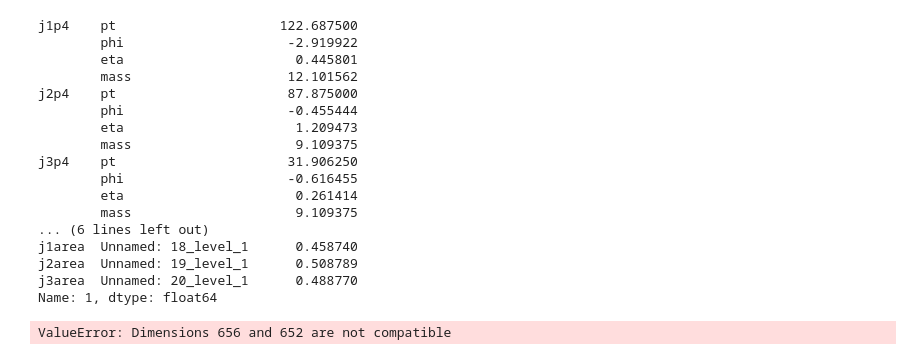
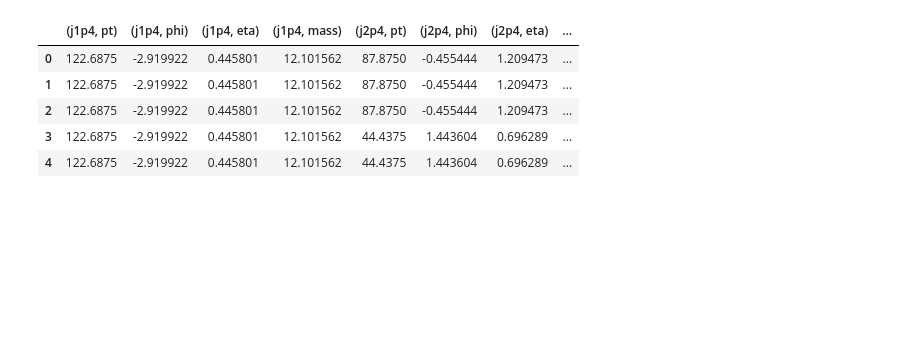
Before and after one commit to zshelton2015/Top_Tag_Repo, a Jupyter notebook: Kinematics_machineLearning.ipynb, the cells around one changed output. Cells and saved outputs as stored; diff of their text form; code cells hidden in the pictures; blank space fills up the shorter version.

```diff
--- a/Kinematics_machineLearning.ipynb
+++ b/Kinematics_machineLearning.ipynb
@@ -49,25 +21,12 @@ valid_label=valid[int(len(data)*.8):-1]
-# %%
-#One Events
-test_data.loc[1]
-# %% [output]
-j1p4    pt                     122.687500
-        phi                     -2.919922
-        eta                      0.445801
-        mass                    12.101562
-j2p4    pt                      87.875000
-        phi                     -0.455444
-        eta                      1.209473
-        mass                     9.109375
-j3p4    pt                      31.906250
-        phi                     -0.616455
-        eta                      0.261414
-        mass                     9.109375
-... (6 lines left out)
-j1area  Unnamed: 18_level_1      0.458740
-j2area  Unnamed: 19_level_1      0.508789
-j3area  Unnamed: 20_level_1      0.488770
-Name: 1, dtype: float64
-# %%
-dataset = tf.data.Dataset.from_tensor_slices((data.values, valid.values))
-# %% [output]
-ValueError: Dimensions 656 and 652 are not compatible
+# %%
+combdata=data.join(valid)
+valid["values"]=valid["values"].astype(int)
+# %%
+combdata.head()
+# %% [output]
+|  | (j1p4, pt) | (j1p4, phi) | (j1p4, eta) | (j1p4, mass) | (j2p4, pt) | (j2p4, phi) | (j2p4, eta) | ... |
+| 0 | 122.6875 | -2.919922 | 0.445801 | 12.101562 | 87.8750 | -0.455444 | 1.209473 | ... |
+| 1 | 122.6875 | -2.919922 | 0.445801 | 12.101562 | 87.8750 | -0.455444 | 1.209473 | ... |
+| 2 | 122.6875 | -2.919922 | 0.445801 | 12.101562 | 87.8750 | -0.455444 | 1.209473 | ... |
+| 3 | 122.6875 | -2.919922 | 0.445801 | 12.101562 | 44.4375 | 1.443604 | 0.696289 | ... |
+| 4 | 122.6875 | -2.919922 | 0.445801 | 12.101562 | 44.4375 | 1.443604 | 0.696289 | ... |
```
Also changed, not shown: parts of 19 cells of this notebook, 10 other files.
